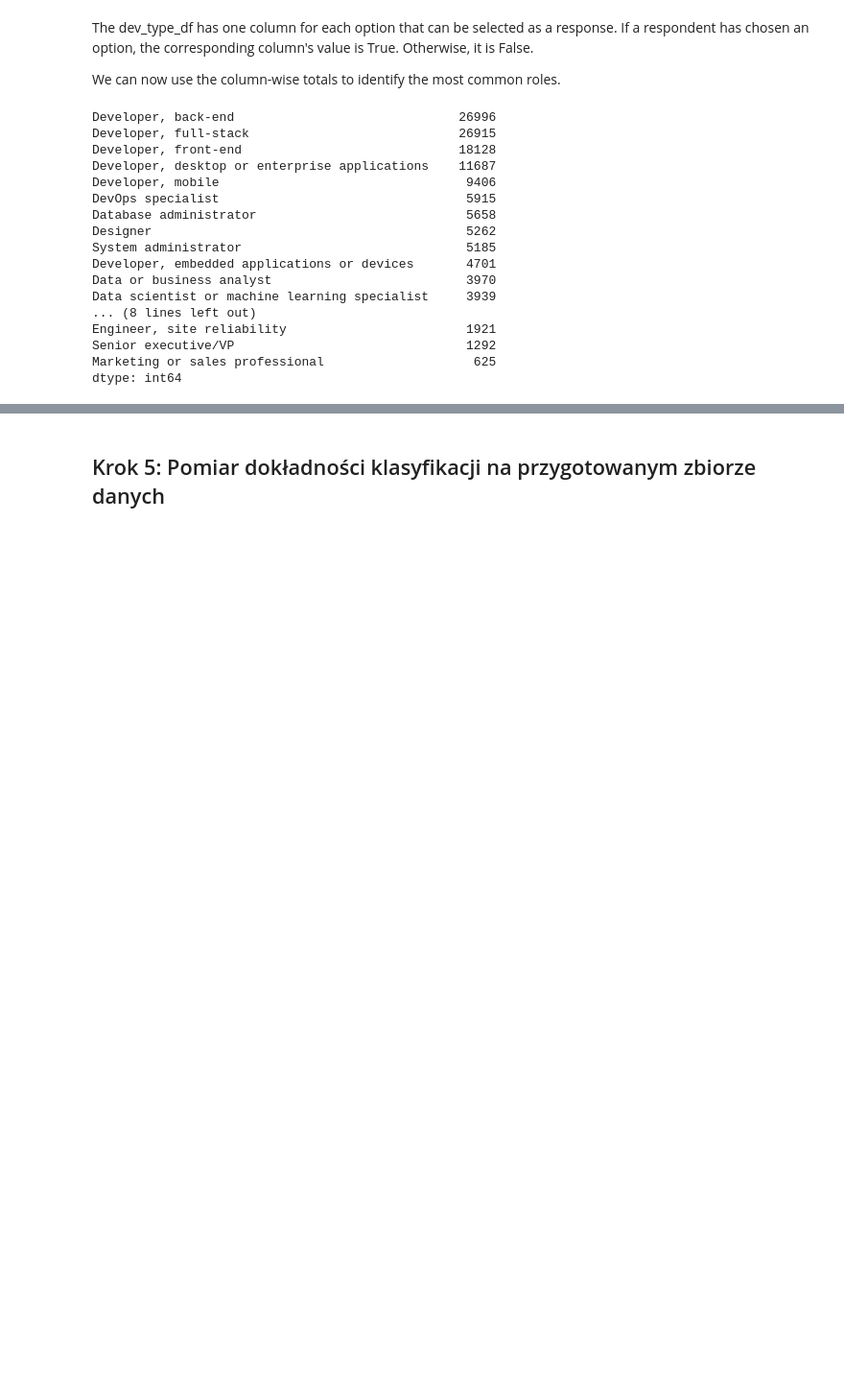
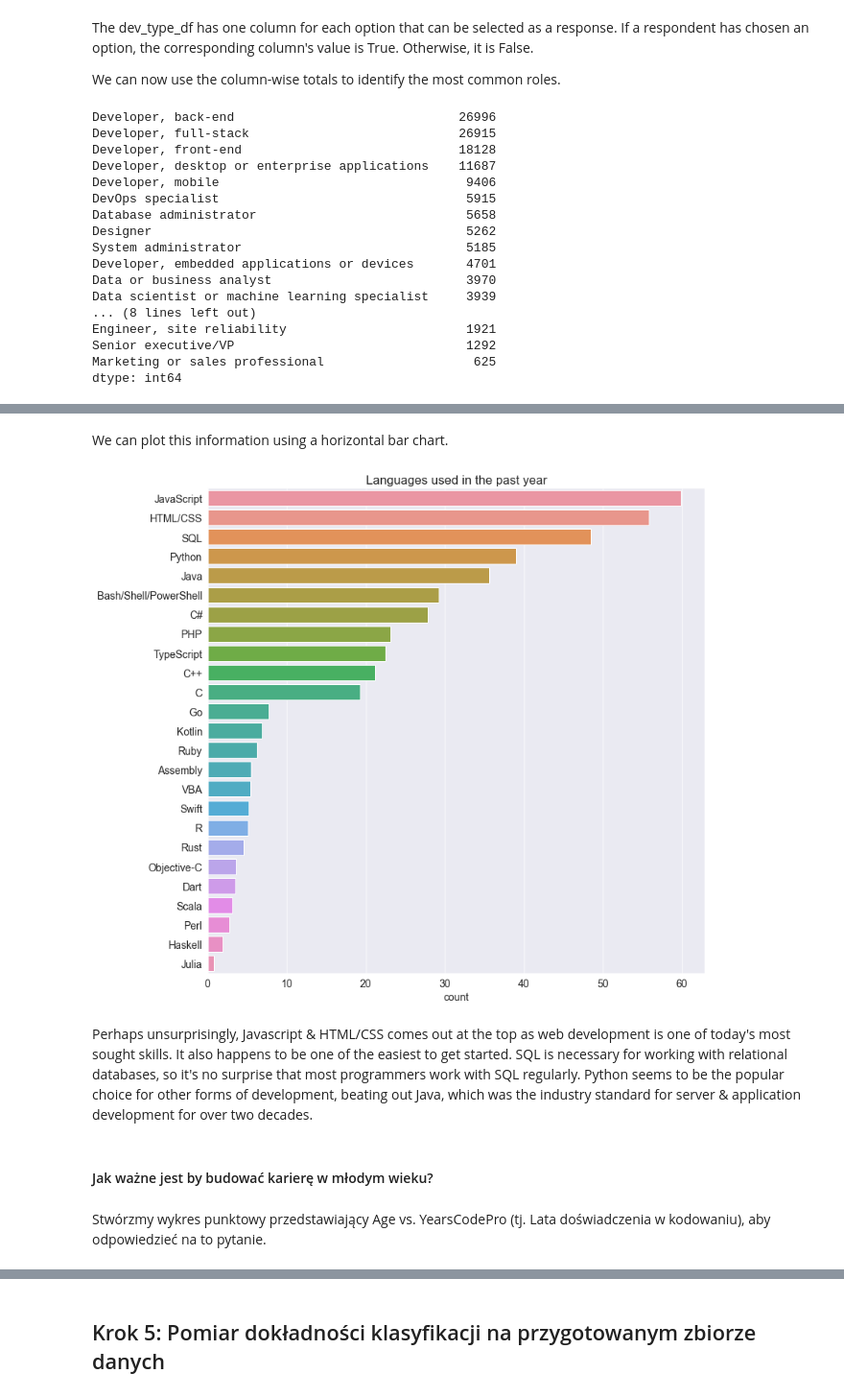
Before and after one commit to Tahimari/siwb_lab_4, a Jupyter notebook: stackoverflow_survey_data_analysis.ipynb, the cells around one changed output, grey strips where cells are left out. Shown: that part at 96% size. Saved outputs shown, nothing was run; the diff lists cells and outputs as text; code cells hidden in the pictures; blank space fills up the shorter version.

```diff
--- a/stackoverflow_survey_data_analysis.ipynb
+++ b/stackoverflow_survey_data_analysis.ipynb
@@ -682,3 +562,0 @@ Zamieniamy wartości atrybutu "Sex", na wartości numeryczne.
-# %%
-genders = {"male": 0, "female": 1, "malef": 0, "mal": 0, "fem": 1, "femmale": 1}
-data['Sex'] = data['Sex'].map(genders)
@@ -691,2 +562,0 @@ Ponieważ atrybut Ticket ma 681 unikalnych wartości, przekształcenie ich w prz
-# %%
-data = data.drop(['Ticket'], axis=1)
@@ -692,0 +584,2 @@ data = data.drop(['Ticket'], axis=1)
+# %%
+languages_worked_df = split_multicolumn(data['LanguageWorkedWith'])
@@ -692,0 +604,3 @@ data = data.drop(['Ticket'], axis=1)
+# %%
+languages_worked_percentages = languages_worked_df.mean().sort_values(ascending=False) * 100
+languages_worked_percentages
@@ -692,0 +625,15 @@ data = data.drop(['Ticket'], axis=1)
+# %% [markdown]
+We can plot this information using a horizontal bar chart.
+# %%
+plt.figure(figsize=(12, 12))
+sns.barplot(x=languages_worked_percentages, y=languages_worked_percentages.index)
+plt.title("Languages used in the past year");
+plt.xlabel('count');
+# %% [output]
+[figure, added]
+# %% [markdown]
+Perhaps unsurprisingly, Javascript & HTML/CSS comes out at the top as web development is one of today's most sought skills. It also happens to be one of the easiest to get started. SQL is necessary for working with relational databases, so it's no surprise that most programmers work with SQL regularly. Python seems to be the popular choice for other forms of development, beating out Java, which was the industry standard for server & application development for over two decades.
+# %% [markdown]
+#### Jak ważne jest by budować karierę w młodym wieku?
+# %% [markdown]
+Stwórzmy wykres punktowy przedstawiający Age vs. YearsCodePro (tj. Lata doświadczenia w kodowaniu), aby odpowiedzieć na to pytanie.
```
Also changed, not shown: parts of 57 cells of this notebook.
